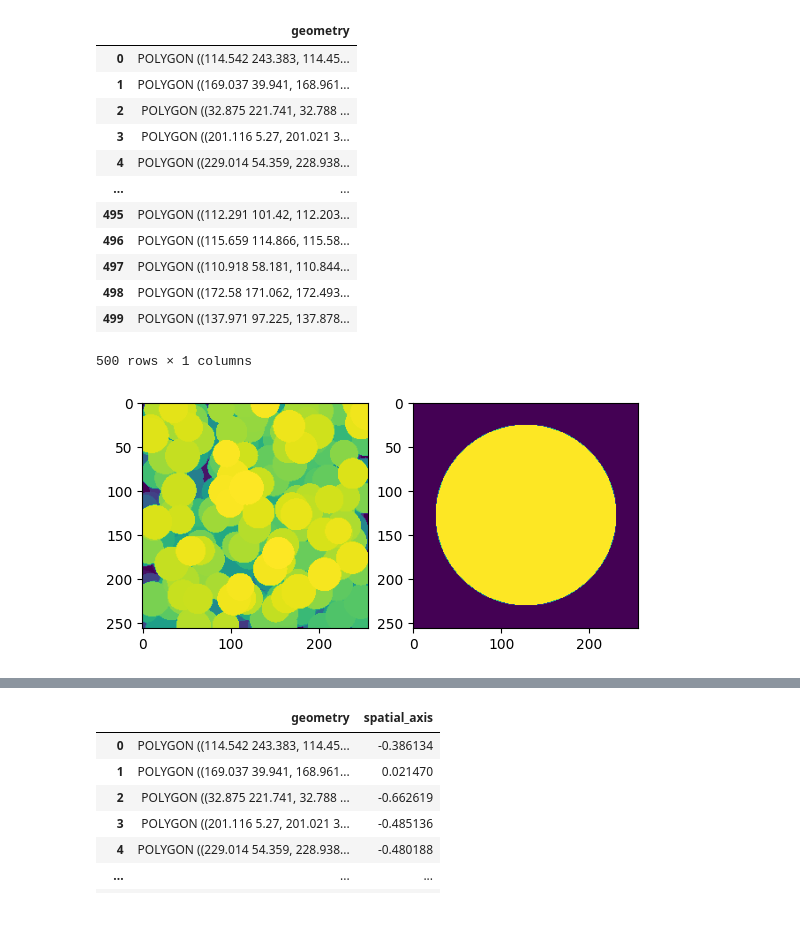
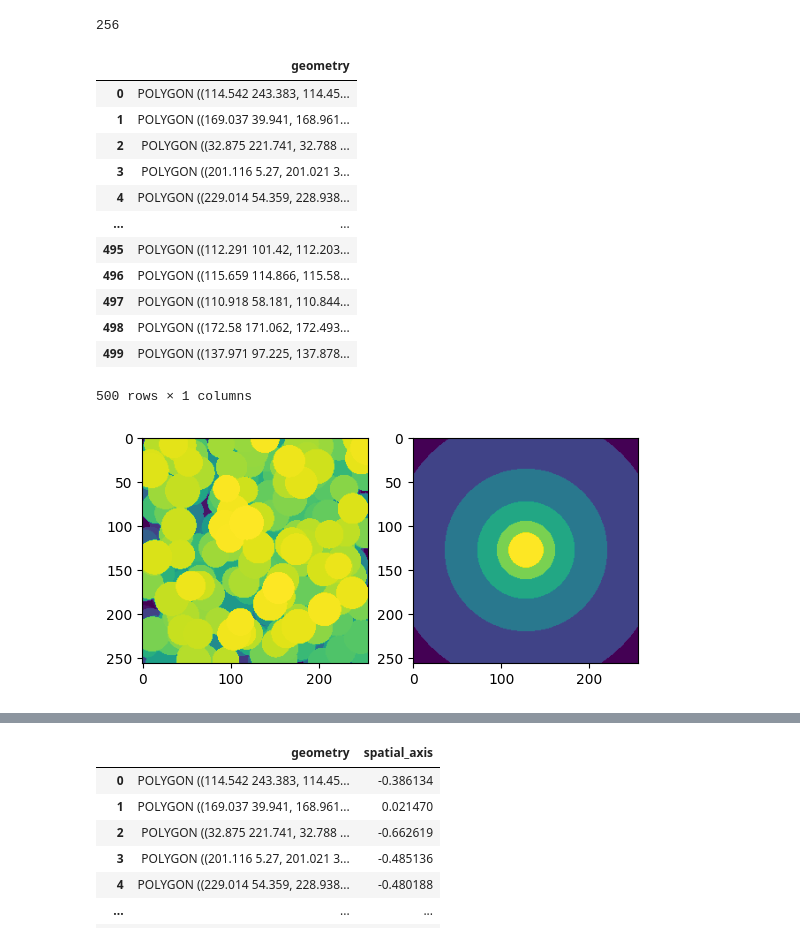
Before and after one commit to callum-jpg/spatial_axis, a Jupyter notebook: notebooks/example_spatial_axis.ipynb, the cells around one changed output, grey strips where cells are left out. Saved outputs shown, nothing was run; the diff lists cells and outputs as text; code cells hidden in the pictures.

```diff
--- a/notebooks/example_spatial_axis.ipynb
+++ b/notebooks/example_spatial_axis.ipynb
@@ -28,39 +28,46 @@ labeled_array = rasterize(
     fill=0,  # Background value
 )
 
-broad_annotations = create_broad_annotation_polygons(image_shape=IMG_SHAPE, annotation_shape="circle")
+NUM_BROAD_ANNOTATION = 6
+
+broad_annotations = create_broad_annotation_polygons(
+    image_shape=IMG_SHAPE,
+    annotation_shape="circle",
+    num_levels=NUM_BROAD_ANNOTATION,
+    )
 labeled_broad_annotations = [(polygon, idx + 1) for idx, polygon in enumerate(broad_annotations)]
 labeled_broad_annotations = rasterize(
     [(poly, label) for poly, label in labeled_broad_annotations],
     out_shape=IMG_SHAPE,
     fill=0,  # Background value
 )
 
 fig, ax = plt.subplots(1, 2)
 ax[0].imshow(labeled_array)
 ax[1].imshow(labeled_broad_annotations)
 
 shapes = geopandas.GeoDataFrame(geometry=shapes)
 broad_df = geopandas.GeoDataFrame(
     {
         "geometry": broad_annotations,
-        "broad_annotation_id": ["edge", "cortex", "medulla"],
+        "broad_annotation_id": np.arange(NUM_BROAD_ANNOTATION),
     }
 )
 broad_df = broad_df.set_index("broad_annotation_id")
 shapes
 # %% [output]
+256
 |  | geometry |
 | 0 | POLYGON ((114.542 243.383, 114.45... |
 | 1 | POLYGON ((169.037 39.941, 168.961... |
 | 2 | POLYGON ((32.875 221.741, 32.788 ... |
 | 3 | POLYGON ((201.116 5.27, 201.021 3... |
 | 4 | POLYGON ((229.014 54.359, 228.938... |
 | ... | ... |
 | 495 | POLYGON ((112.291 101.42, 112.203... |
 | 496 | POLYGON ((115.659 114.866, 115.58... |
 | 497 | POLYGON ((110.918 58.181, 110.844... |
 | 498 | POLYGON ((172.58 171.062, 172.493... |
 | 499 | POLYGON ((137.971 97.225, 137.878... |
-500 rows × 1 columns
+500 rows × 1 columns
-[figure, old version]
+[figure, new version]
```
Also changed, not shown: parts of 2 cells of this notebook.
